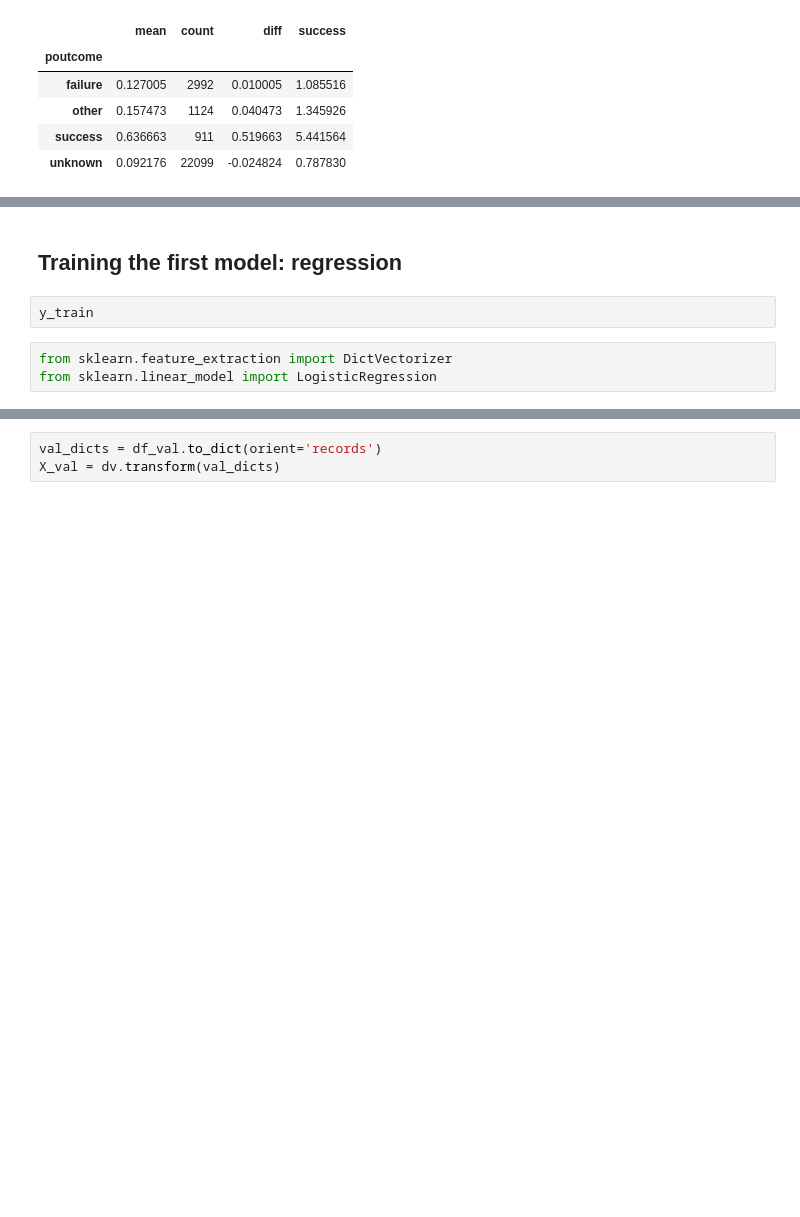
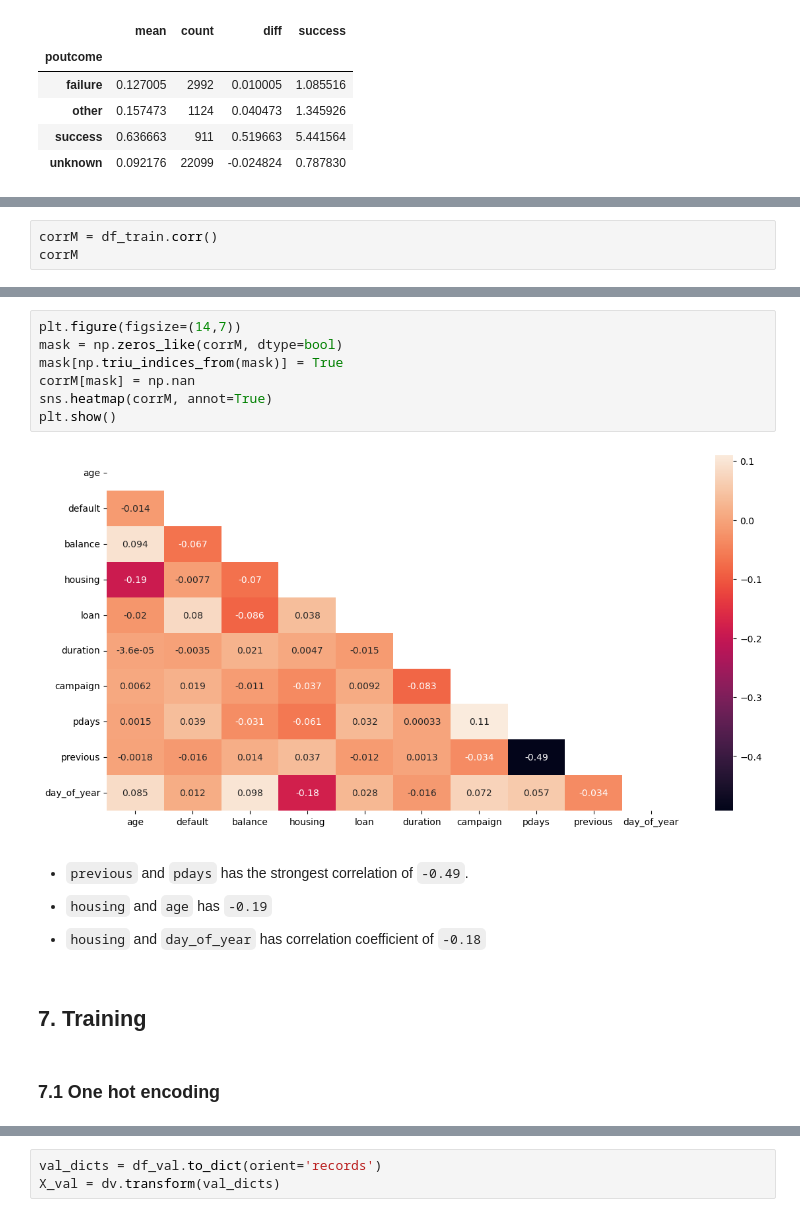
Before and after one commit to bhasarma/mlcoursezoom-camp, a Jupyter notebook: WK08-09-midterm-project/notebook.ipynb, the cells around one changed output, grey strips where cells are left out. Saved outputs shown, nothing was run; the diff lists cells and outputs as text; blank space fills up the shorter version.

```diff
--- a/WK08-09-midterm-project/notebook.ipynb
+++ b/WK08-09-midterm-project/notebook.ipynb
@@ -725,0 +753,3 @@ poutcome
+# %%
+corrM = df_train.corr()
+corrM
@@ -726,7 +768,19 @@ poutcome
+# %%
+plt.figure(figsize=(14,7))
+mask = np.zeros_like(corrM, dtype=bool)
+mask[np.triu_indices_from(mask)] = True
+corrM[mask] = np.nan
+sns.heatmap(corrM, annot=True)
+plt.show()
+# %% [output]
+[figure, added]
+# %% [markdown]
+- `previous` and `pdays` has the strongest correlation of `-0.49`. <br>
+
+- `housing` and `age` has `-0.19` <br>
+
+- `housing` and `day_of_year` has correlation coefficient of `-0.18`
 # %% [markdown]
-## Training the first model: regression
+## 7. Training
-# %%
-y_train
-# %%
-from sklearn.feature_extraction import DictVectorizer
-from sklearn.linear_model import LogisticRegression
+# %% [markdown]
+### 7.1 One hot encoding
```
Also changed, not shown: parts of 27 cells of this notebook, 2 other files.
